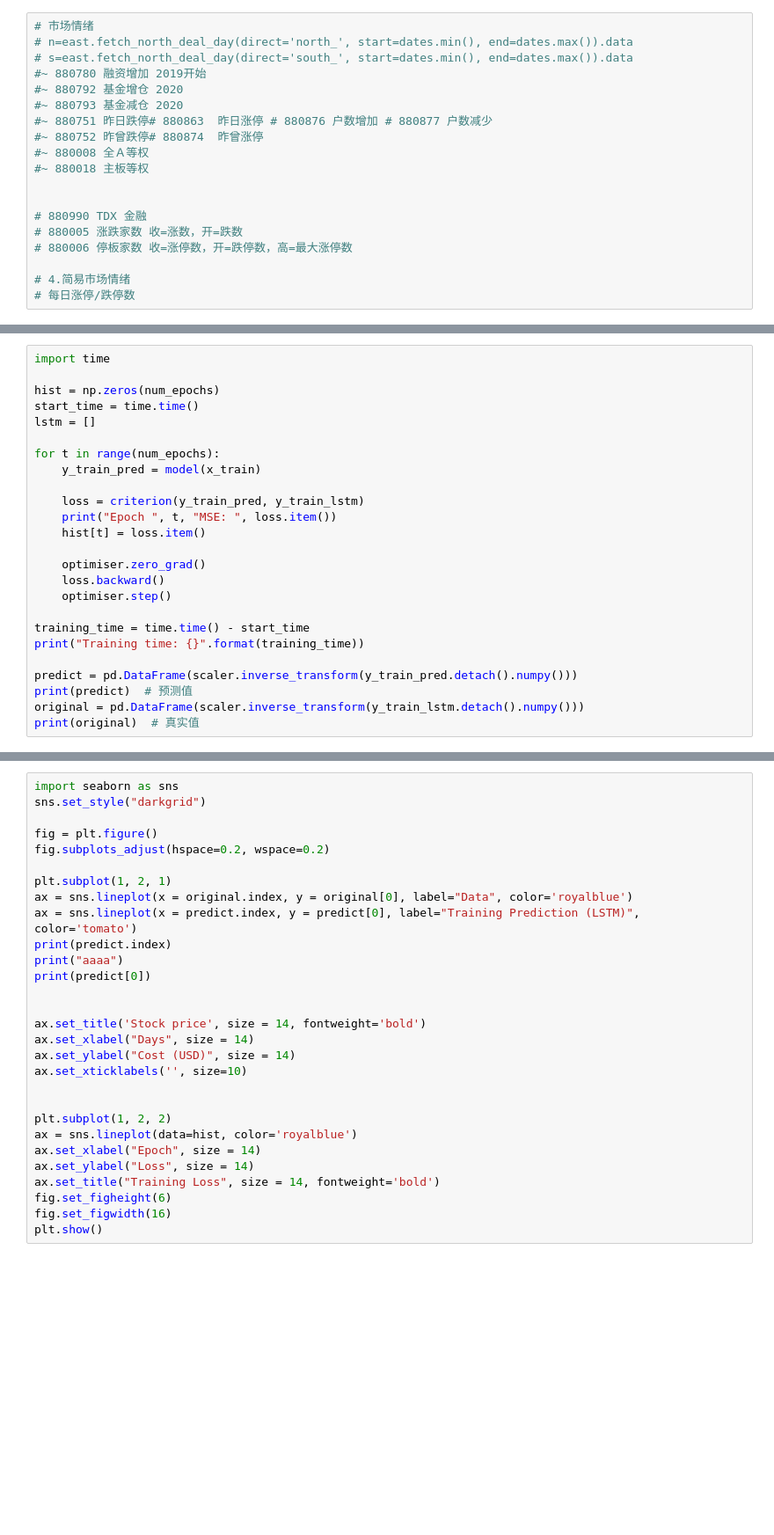
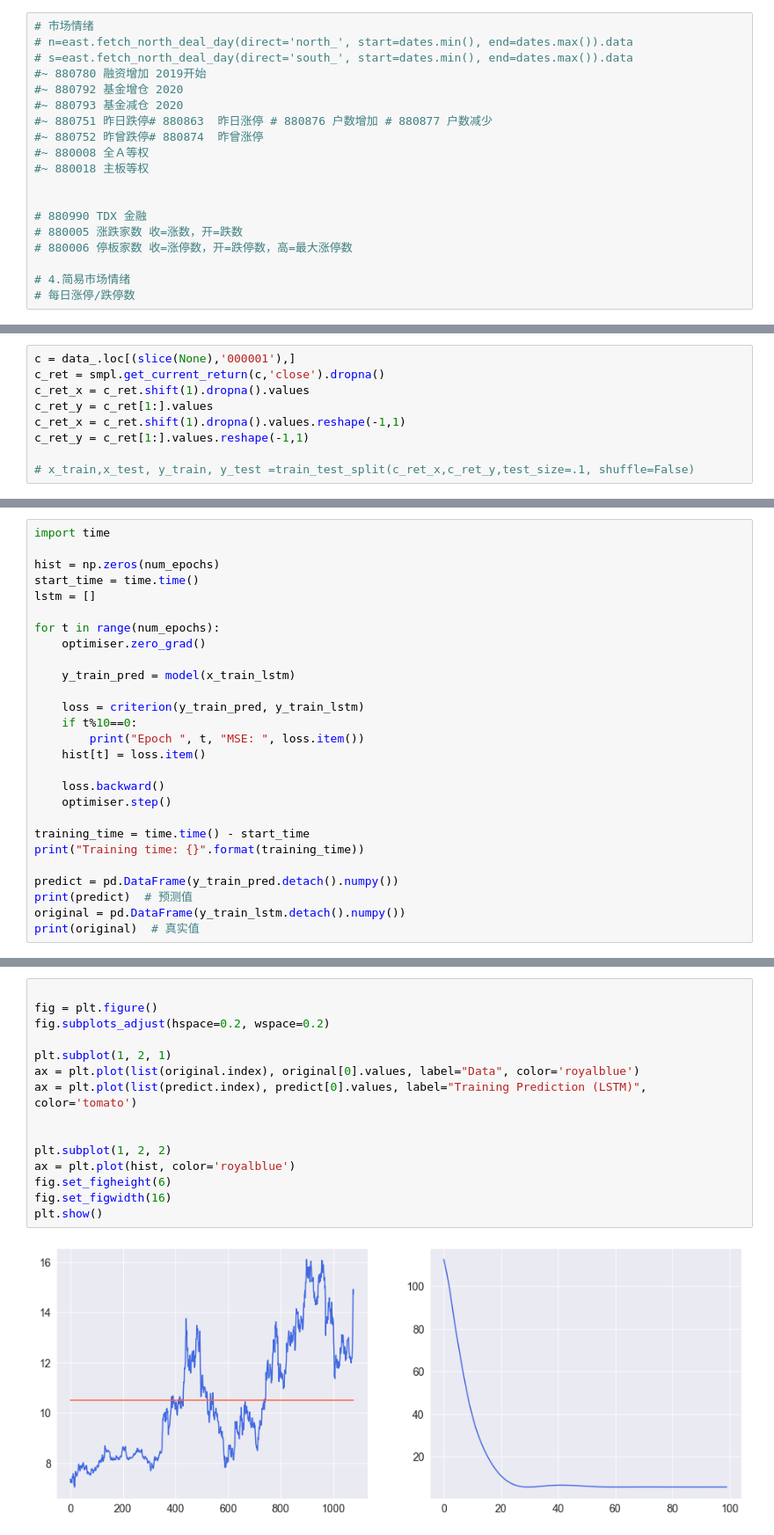
Before and after one commit to kaikai03/IndicatorLab, a Jupyter notebook: ind/Ind_Sentiment.ipynb, the cells around one changed output, grey strips where cells are left out. Shown: that part at 88% size. Drawn from its saved outputs; the diff is of its cells as text; blank space fills up the shorter version.

```diff
--- a/ind/Ind_Sentiment.ipynb
+++ b/ind/Ind_Sentiment.ipynb
@@ -296,0 +229,9 @@ ax3.plot(range(bench.shape[0]),bench['close'].values,linestyle=":", linewidth=2,
+# %%
+c = data_.loc[(slice(None),'000001'),]
+c_ret = smpl.get_current_return(c,'close').dropna()
+c_ret_x = c_ret.shift(1).dropna().values
+c_ret_y = c_ret[1:].values
+c_ret_x = c_ret.shift(1).dropna().values.reshape(-1,1)
+c_ret_y = c_ret[1:].values.reshape(-1,1)
+
+# x_train,x_test, y_train, y_test =train_test_split(c_ret_x,c_ret_y,test_size=.1, shuffle=False)
@@ -342,20 +350,22 @@ start_time = time.time()
 lstm = []
 
 for t in range(num_epochs):
-    y_train_pred = model(x_train)
+    optimiser.zero_grad()
+
+    y_train_pred = model(x_train_lstm)
 
     loss = criterion(y_train_pred, y_train_lstm)
-    print("Epoch ", t, "MSE: ", loss.item())
+    if t%10==0:
+        print("Epoch ", t, "MSE: ", loss.item())
     hist[t] = loss.item()
 
-    optimiser.zero_grad()
     loss.backward()
     optimiser.step()
 
 training_time = time.time() - start_time
 print("Training time: {}".format(training_time))
 
-predict = pd.DataFrame(scaler.inverse_transform(y_train_pred.detach().numpy()))
+predict = pd.DataFrame(y_train_pred.detach().numpy())
 print(predict)  # 预测值
-original = pd.DataFrame(scaler.inverse_transform(y_train_lstm.detach().numpy()))
+original = pd.DataFrame(y_train_lstm.detach().numpy())
 print(original)  # 真实值
@@ -362,29 +395,17 @@ print(original)  # 真实值
 # %%
-import seaborn as sns
-sns.set_style("darkgrid")
 
 fig = plt.figure()
 fig.subplots_adjust(hspace=0.2, wspace=0.2)
 
 plt.subplot(1, 2, 1)
-ax = sns.lineplot(x = original.index, y = original[0], label="Data", color='royalblue')
-ax = sns.lineplot(x = predict.index, y = predict[0], label="Training Prediction (LSTM)", color='tomato')
-print(predict.index)
-print("aaaa")
-print(predict[0])
-
-
-ax.set_title('Stock price', size = 14, fontweight='bold')
-ax.set_xlabel("Days", size = 14)
-ax.set_ylabel("Cost (USD)", size = 14)
-ax.set_xticklabels('', size=10)
+ax = plt.plot(list(original.index), original[0].values, label="Data", color='royalblue')
+ax = plt.plot(list(predict.index), predict[0].values, label="Training Prediction (LSTM)", color='tomato')
 
 
 plt.subplot(1, 2, 2)
-ax = sns.lineplot(data=hist, color='royalblue')
-ax.set_xlabel("Epoch", size = 14)
-ax.set_ylabel("Loss", size = 14)
-ax.set_title("Training Loss", size = 14, fontweight='bold')
+ax = plt.plot(hist, color='royalblue')
 fig.set_figheight(6)
 fig.set_figwidth(16)
 plt.show()
+# %% [output]
+[figure, added]
```
Also changed, not shown: parts of 21 cells of this notebook.
